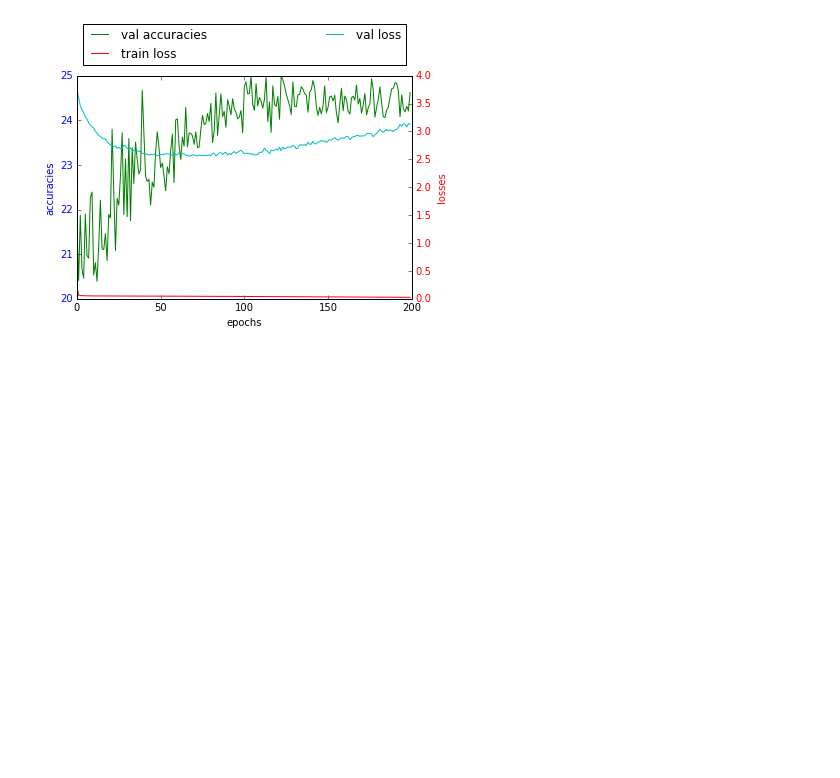
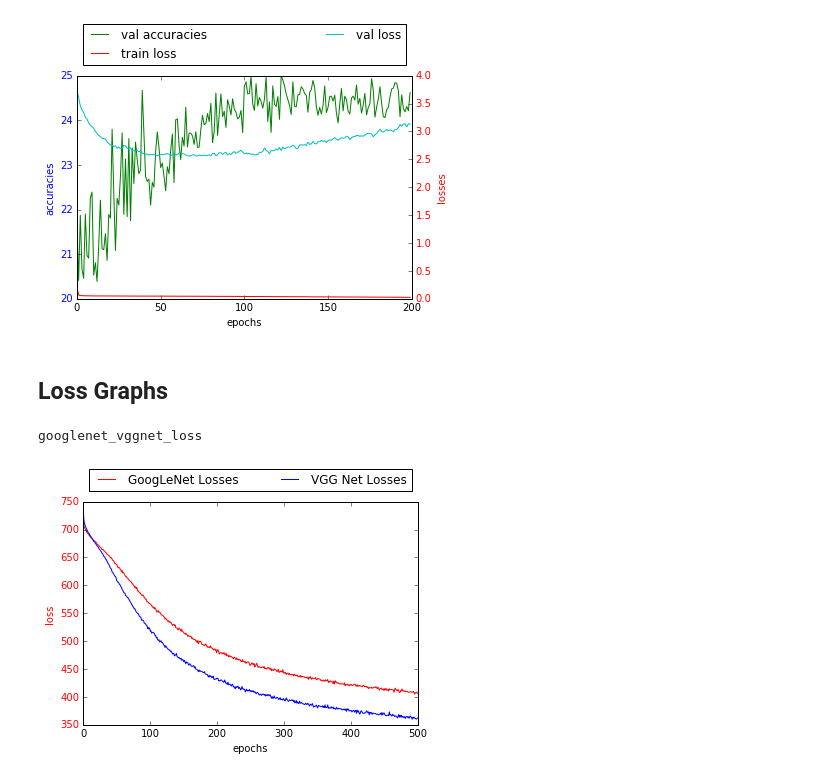
Before and after one commit to ange3/convnet-worldview, a Jupyter notebook: Visualizations for Pre-Trained Models.ipynb, the cells around one changed output. Saved outputs shown, nothing was run; the diff lists cells and outputs as text; code cells hidden in the pictures; blank space fills up the shorter version.

Commit message:
visualize loss plots for cynthia regression googlenet and vgg net

```diff
--- a/Visualizations for Pre-Trained Models.ipynb
+++ b/Visualizations for Pre-Trained Models.ipynb
@@ -23,3 +25,28 @@ googlenet_stats_out
 [figure]
 vgg16_stats_out
 [figure]
+# %% [markdown]
+## Loss Graphs
+# %%
+FOLDER_PATH = 'loss_acc_values/'
+filepath_list = ['highlr_5_googlenet_latlng.pkl', 'highlr_5_subset_vgg16_latlng.pkl']
+# %%
+train_loss_list = []
+google_full_filepath = FOLDER_PATH+filepath_list[0]
+google_train_loss = pickle.load(open(google_full_filepath, 'r'))
+vgg_full_filepath = FOLDER_PATH+filepath_list[1]
+vgg_train_loss = pickle.load(open(vgg_full_filepath, 'r'))
+
+data_set_name = 'googlenet_vggnet_loss'
+lr='1e-4'
+ep = 500
+xlabel = 'epochs'
+
+legend_1 = 'GoogLeNet Losses'
+legend_2 = 'VGG Net Losses'
+print data_set_name
+
+visualize.plot_loss(data_set_name, google_train_loss, vgg_train_loss, lr, ep, xlabel, legend_1, legend_2)
+# %% [output]
+googlenet_vggnet_loss
+[figure, added]
```
Also changed, not shown: parts of 1 cell of this notebook, 10 other files.
